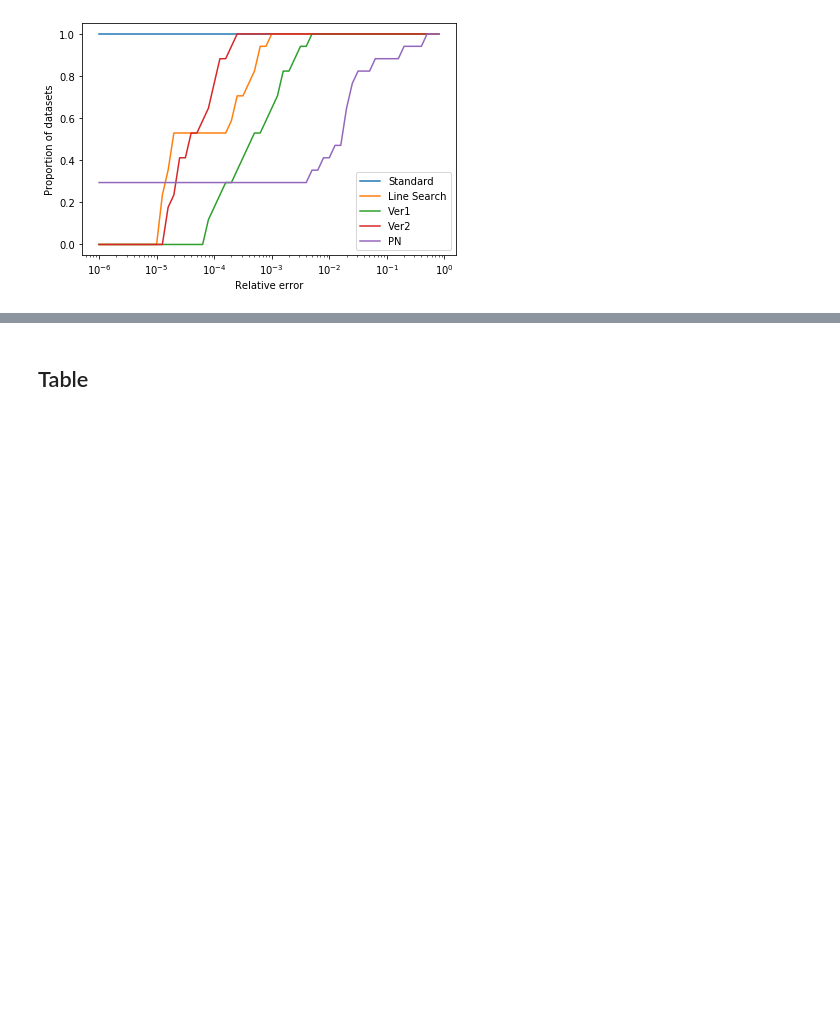
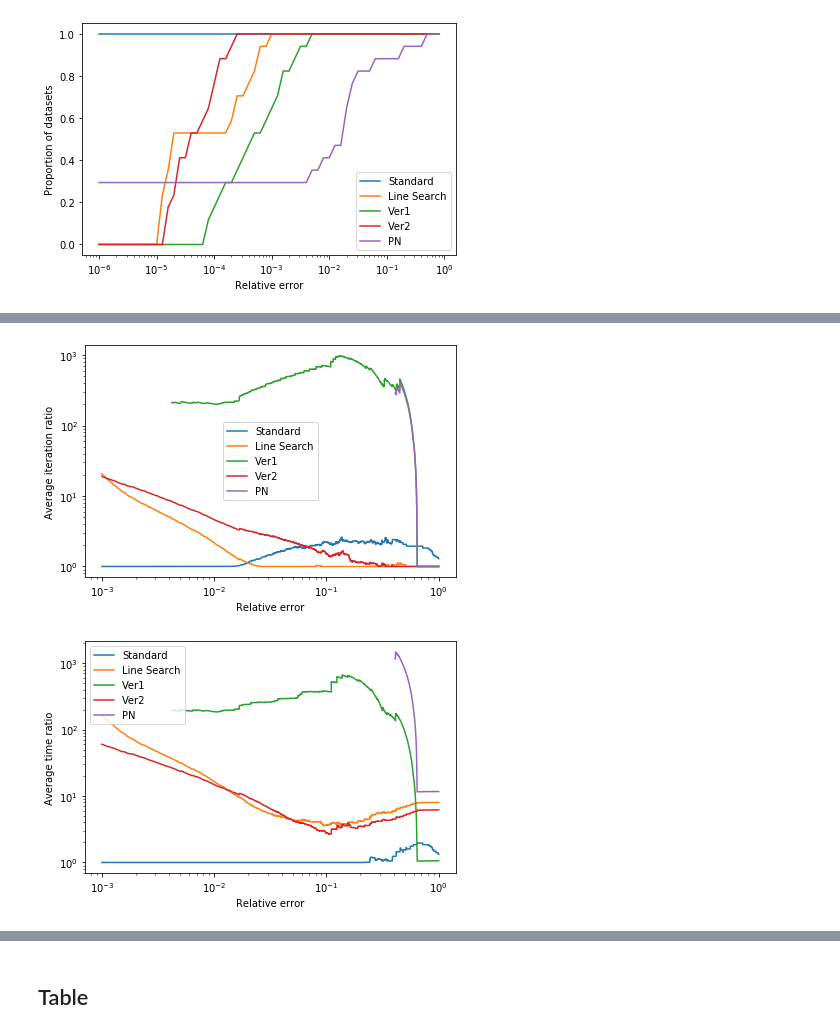
Before and after one commit to kamil-safin/scfw_experiments, a Jupyter notebook: plot_figures_log_reg.ipynb, the cells around one changed output, grey strips where cells are left out. Drawn from its saved outputs; the diff is of its cells as text; code cells hidden in the pictures; blank space fills up the shorter version.

Commit message:
changes in figures plot for log reg

```diff
--- a/plot_figures_log_reg.ipynb
+++ b/plot_figures_log_reg.ipynb
@@ -160,0 +133,33 @@ plt.show()
+# %%
+for policy in policy_list:
+    policy_avg_iter_ratios = []
+    for i in range(len(error_range)):
+        policy_avg_iter_ratios.append(np.mean([ratio_of_iter_per_algo[policy][data_name][i] for data_name in data_list]))
+    plt.plot(error_range, policy_avg_iter_ratios, label=policy_to_policy_label[policy])
+
+plt.xscale('log')
+plt.yscale('log')
+plt.xlabel('Relative error')
+plt.ylabel('Average iteration ratio')
+plt.legend()
+plt.tight_layout()
+plt.savefig('./pics/avg_iter_plot.png')
+plt.show()
+
+for policy in policy_list:
+    policy_avg_time_ratios = []
+    for i in range(len(error_range)):
+        policy_avg_time_ratios.append(np.mean([ratio_of_time_per_algo[policy][data_name][i] for data_name in data_list]))
+    plt.plot(error_range, policy_avg_time_ratios, label=policy_to_policy_label[policy])
+
+plt.xscale('log')
+plt.yscale('log')
+plt.xlabel('Relative error')
+plt.ylabel('Average time ratio')
+plt.legend()
+plt.tight_layout()
+plt.savefig('./pics/avg_time_plot.png')
+plt.show()
+# %% [output]
+[figure, added]
+[figure, added]
```
Also changed, not shown: parts of 17 cells of this notebook.
